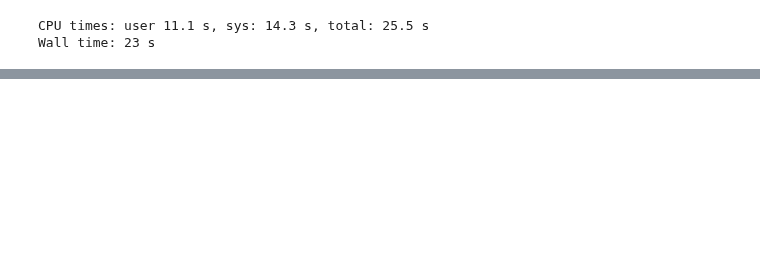
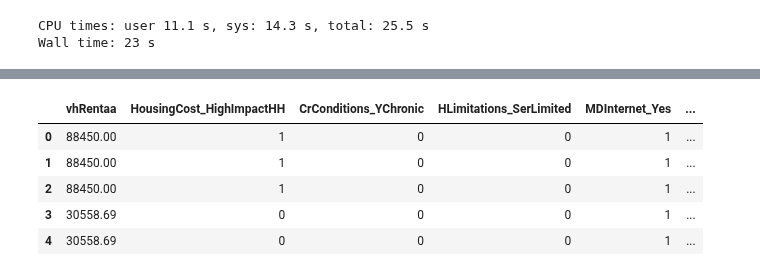
Before and after one commit to mariaferrol1988/TFM_MasterDataSciences, a Jupyter notebook: Notebooks/dataset_Regions.ipynb, the cells around one changed output, grey strips where cells are left out. Saved outputs shown, nothing was run; the diff lists cells and outputs as text; code cells hidden in the pictures; blank space fills up the shorter version.

```diff
--- a/Notebooks/dataset_Regions.ipynb
+++ b/Notebooks/dataset_Regions.ipynb
@@ -606,0 +649,13 @@ df2.groupby('Year')['PIB_change_Nacional','PIB_percapita_Nacional'].mean().reset
+# %%
+df_model_vf = df_model_vf[['vhRentaa','HousingCost_HighImpactHH','CrConditions_YChronic','HLimitations_SerLimited', 'MDInternet_Yes',
+ 'MDSelf_Yes', 'MDLeisure_Yes',  'MDFriends_Yes', 'MDShoes_Yes', 'MDClothes_Yes','CHealth','AREMonth','LifeSatisfaction2',
+ 'Year', 'LifeSatisfaction0','Weight','vhRentaa_xperson']]
+# %%
+df_model_vf.to_csv('')
+# %% [output]
+|  | vhRentaa | HousingCost_HighImpactHH | CrConditions_YChronic | HLimitations_SerLimited | MDInternet_Yes | ... |
+| 0 | 88450.00 | 1 | 0 | 0 | 1 | ... |
+| 1 | 88450.00 | 1 | 0 | 0 | 1 | ... |
+| 2 | 88450.00 | 1 | 0 | 0 | 1 | ... |
+| 3 | 30558.69 | 0 | 0 | 0 | 1 | ... |
+| 4 | 30558.69 | 0 | 0 | 0 | 1 | ... |
```
Also changed, not shown: parts of 7 cells of this notebook, 1 other file.
